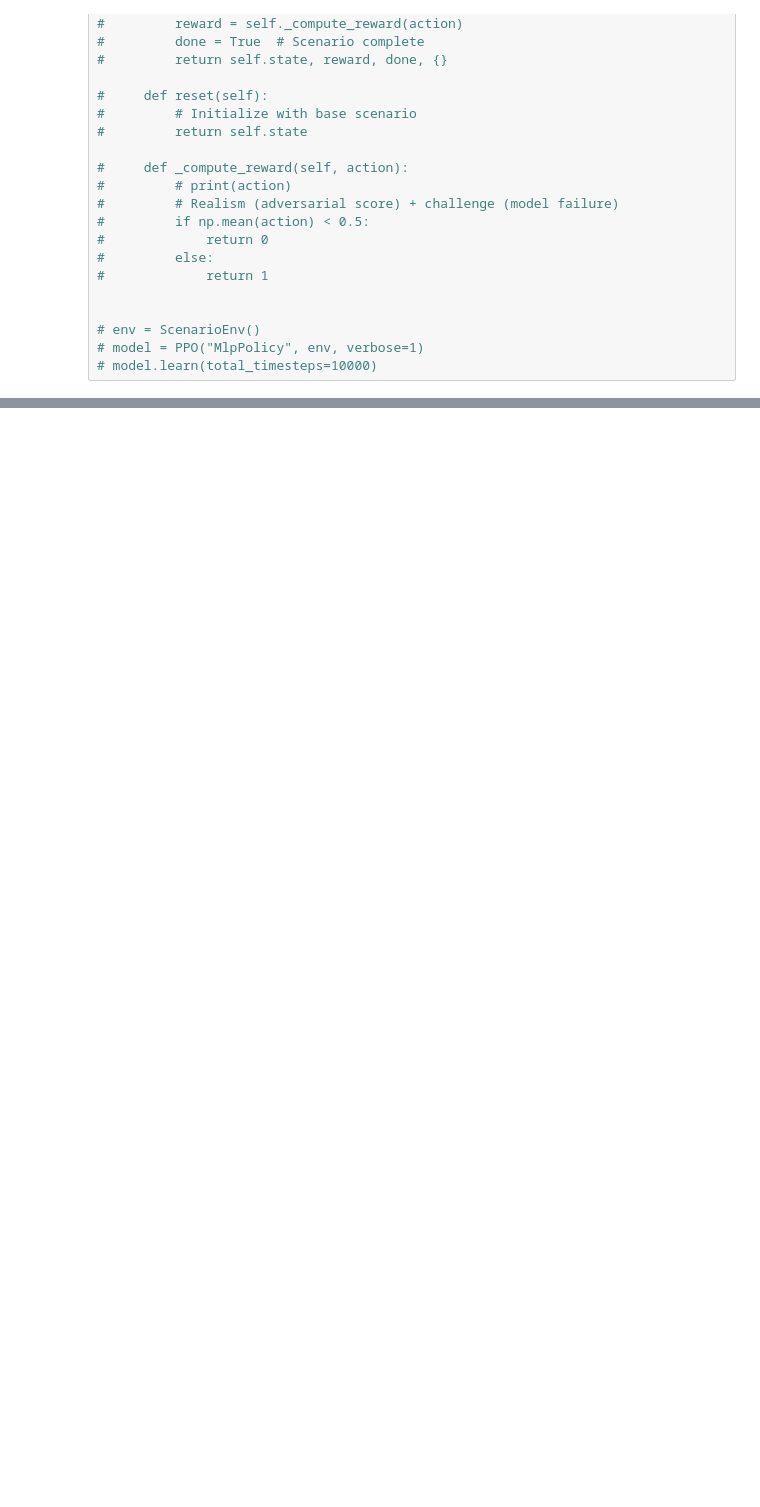
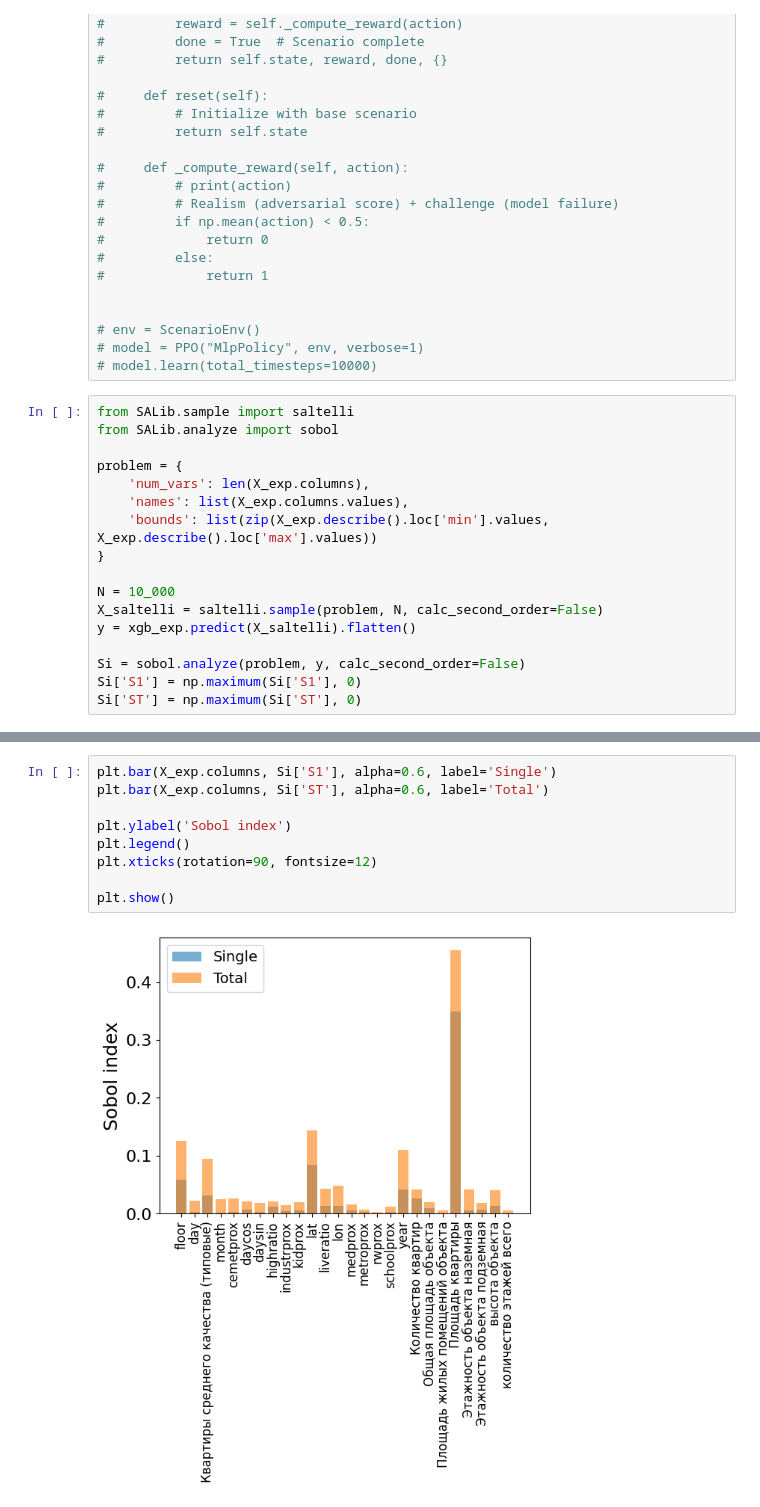
Before and after one commit to osa-bot/Benchmarking, a Jupyter notebook: Scenario_model.ipynb, the cells around one changed output, grey strips where cells are left out. Drawn from its saved outputs; the diff is of its cells as text; blank space fills up the shorter version.

Commit message:
add: Sobol indexes

```diff
--- a/Scenario_model.ipynb
+++ b/Scenario_model.ipynb
@@ -1330,3 +1343,20 @@ plt.show()
 # env = ScenarioEnv()
 # model = PPO("MlpPolicy", env, verbose=1)
 # model.learn(total_timesteps=10000)
+# %%
+from SALib.sample import saltelli
+from SALib.analyze import sobol
+
+problem = {
+    'num_vars': len(X_exp.columns),
+    'names': list(X_exp.columns.values),
+    'bounds': list(zip(X_exp.describe().loc['min'].values, X_exp.describe().loc['max'].values))
+}
+
+N = 10_000
+X_saltelli = saltelli.sample(problem, N, calc_second_order=False)
+y = xgb_exp.predict(X_saltelli).flatten()
+
+Si = sobol.analyze(problem, y, calc_second_order=False)
+Si['S1'] = np.maximum(Si['S1'], 0)
+Si['ST'] = np.maximum(Si['ST'], 0)
@@ -1332,0 +1367,11 @@ plt.show()
+# %%
+plt.bar(X_exp.columns, Si['S1'], alpha=0.6, label='Single')
+plt.bar(X_exp.columns, Si['ST'], alpha=0.6, label='Total')
+
+plt.ylabel('Sobol index')
+plt.legend()
+plt.xticks(rotation=90, fontsize=12)
+
+plt.show()
+# %% [output]
+[figure, added]
```
Also changed, not shown: parts of 18 cells of this notebook.
